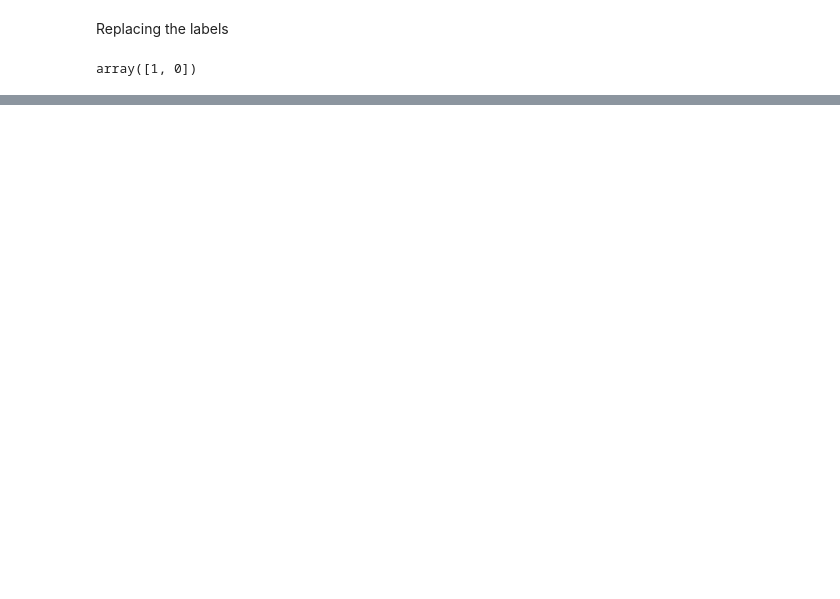
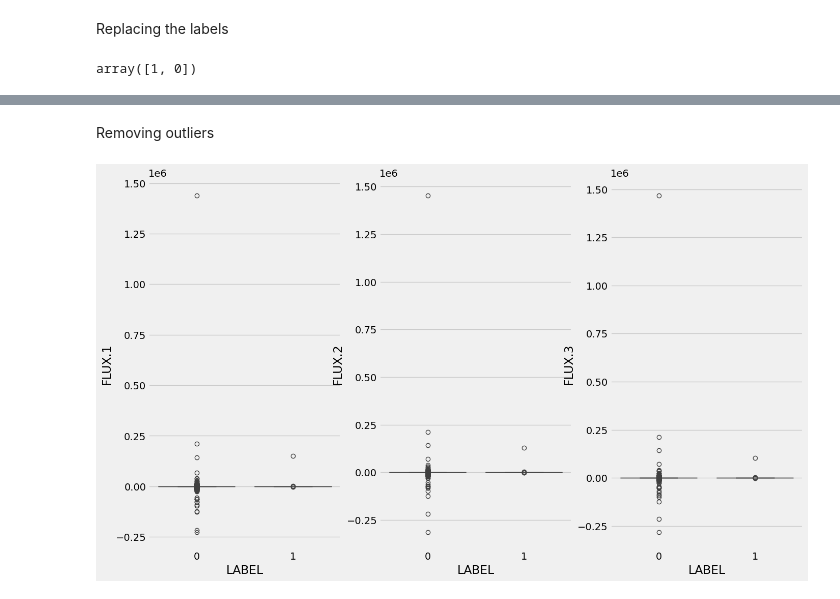
Before and after one commit to Meowmixforme/Kaggle_Machine_Learning_Projects, a Jupyter notebook: Project 3 Exoplanet Hunting Using Machine Learning/Exo.ipynb, the cells around one changed output, grey strips where cells are left out. Cells and saved outputs as stored; diff of their text form; code cells hidden in the pictures; blank space fills up the shorter version.

```diff
--- a/Project 3 Exoplanet Hunting Using Machine Learning/Exo.ipynb
+++ b/Project 3 Exoplanet Hunting Using Machine Learning/Exo.ipynb
@@ -101,0 +122,9 @@ array([1, 0])
+# %% [markdown]
+Removing outliers
+# %%
+plt.figure(figsize = (20, 9))
+for i in range (1, 4):
+  plt.subplot(1, 4, i)
+  sns.boxplot(data= train_df, x= 'LABEL', y= 'FLUX.' + str(i))
+# %% [output]
+[figure, added]
```
Also changed, not shown: parts of 23 cells of this notebook.
